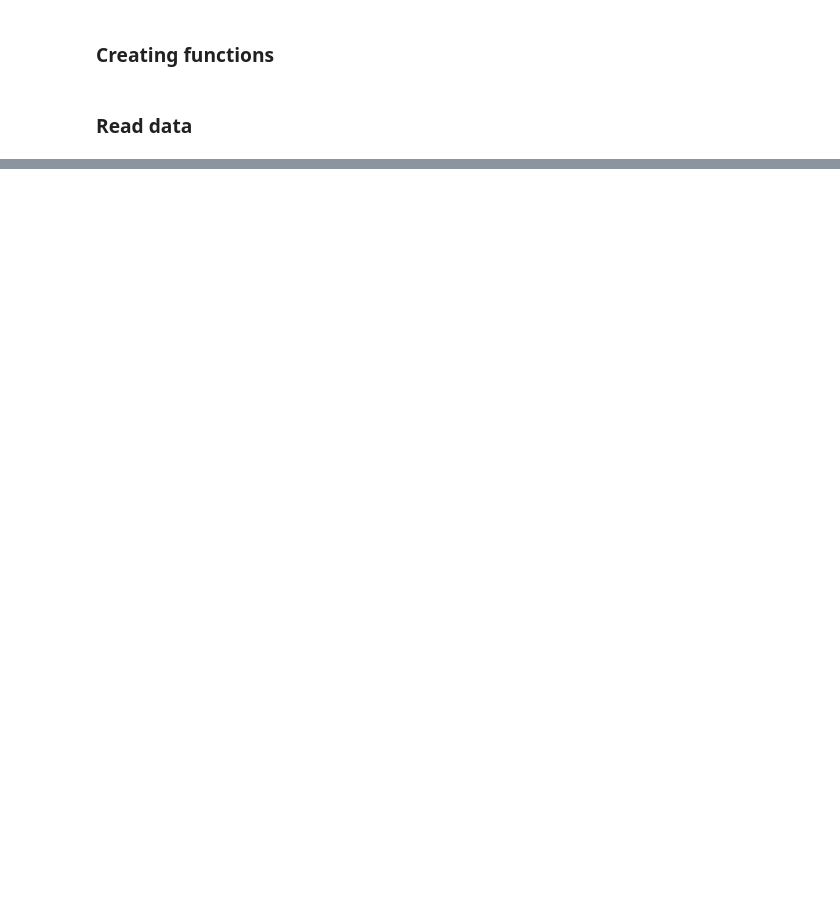
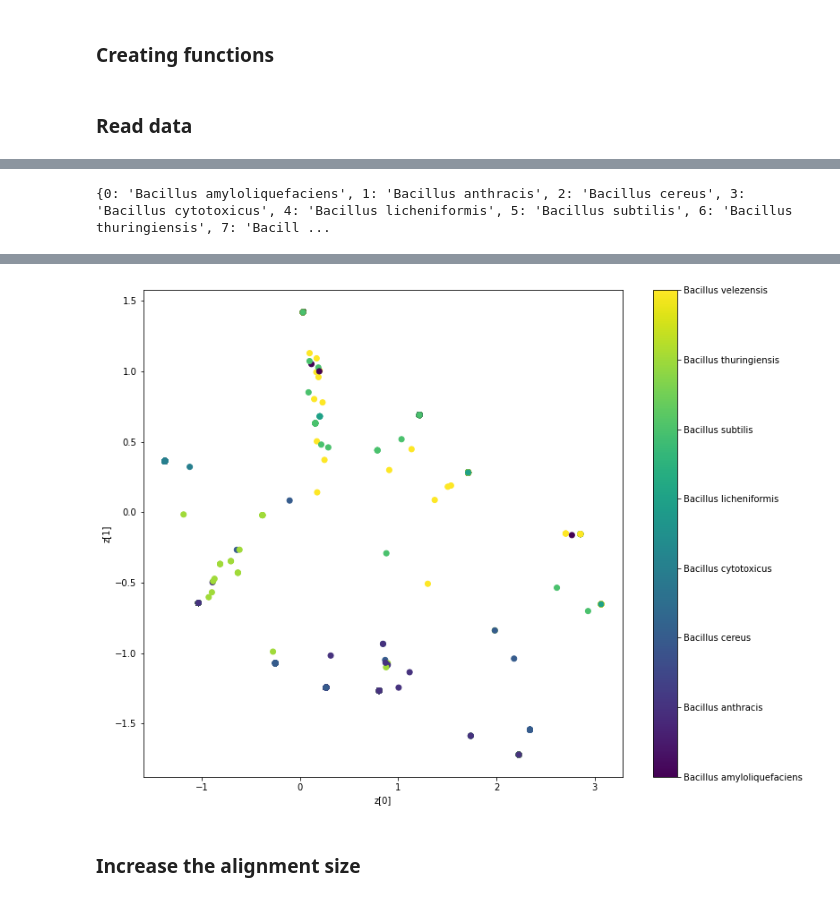
Before and after one commit to makrez/Bioinformatics, a Jupyter notebook: autoencoder.ipynb, the cells around one changed output, grey strips where cells are left out. Saved outputs shown, nothing was run; the diff lists cells and outputs as text; code cells hidden in the pictures; blank space fills up the shorter version.

```diff
--- a/autoencoder.ipynb
+++ b/autoencoder.ipynb
@@ -360,0 +188,13 @@ class AE(tf.keras.Model):
+# %%
+# Define Encoder Model
+latent_dim = 2
+
+encoder_inputs = Input(shape =(750))
+x = Flatten()(encoder_inputs)
+x = Dense(150, activation = "relu")(x)
+x = Dense(16, activation ="relu")(x)
+z_mean = Dense(latent_dim, name ="z_mean")(x)
+z_log_var = Dense(latent_dim, name ="z_log_var")(x)
+z = Sampling()([z_mean, z_log_var])
+encoder = Model(encoder_inputs, [z_mean, z_log_var, z], name ="encoder")
+encoder.summary()
@@ -360,0 +219,9 @@ class AE(tf.keras.Model):
+# %%
+# Define Decoder Architecture
+latent_inputs = tf.keras.Input(shape =(latent_dim, ))
+x = Dense(16, activation ="relu")(latent_inputs)
+x = Dense(150, activation = "relu")(x)
+x = Dense(750, activation = "sigmoid")(x)
+decoder_outputs = Flatten()(x)
+decoder = Model(latent_inputs, decoder_outputs, name ="decoder")
+decoder.summary()
@@ -360,0 +276,25 @@ class AE(tf.keras.Model):
+# %%
+vae = VAE(encoder, decoder)
+vae.compile(optimizer ='rmsprop')
+vae.fit(x_train, x_train, epochs = 100, batch_size = 64)
+# %%
+print(mapping)
+# %% [output]
+{0: 'Bacillus amyloliquefaciens', 1: 'Bacillus anthracis', 2: 'Bacillus cereus', 3: 'Bacillus cytotoxicus', 4: 'Bacillus licheniformis', 5: 'Bacillus subtilis', 6: 'Bacillus thuringiensis', 7: 'Bacill ...
+# %%
+import matplotlib.colors as colors
+
+def plot_label_clusters(encoder, decoder, data, test_lab):
+  z_mean, _, _ = encoder.predict(data)
+  plt.figure(figsize =(12, 10))
+  sc = plt.scatter(z_mean[:, 0], z_mean[:, 1], c = test_lab)
+  cbar = plt.colorbar(sc, ticks = range(10))
+  cbar.ax.set_yticklabels([labels.get(i) for i in range(10)])
+  plt.xlabel("z[0]")
+  plt.ylabel("z[1]")
+  plt.show()
+# %%
+labels = mapping
+
+plot_label_clusters(encoder, decoder, x_train, input_label_train)
+# %% [output]
@@ -360,0 +302,3 @@ class AE(tf.keras.Model):
+[figure, added]
+# %% [markdown]
+### Increase the alignment size
```
Also changed, not shown: parts of 31 cells of this notebook.
